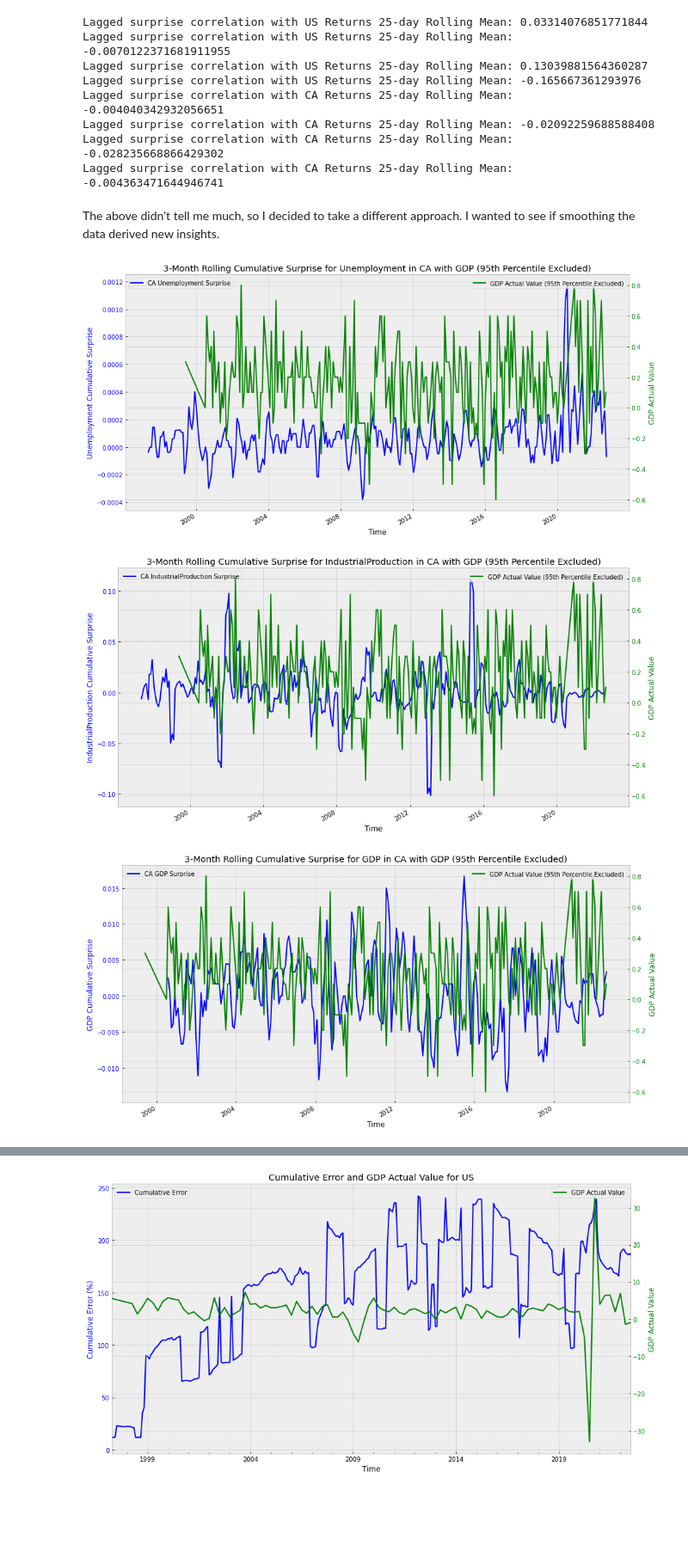
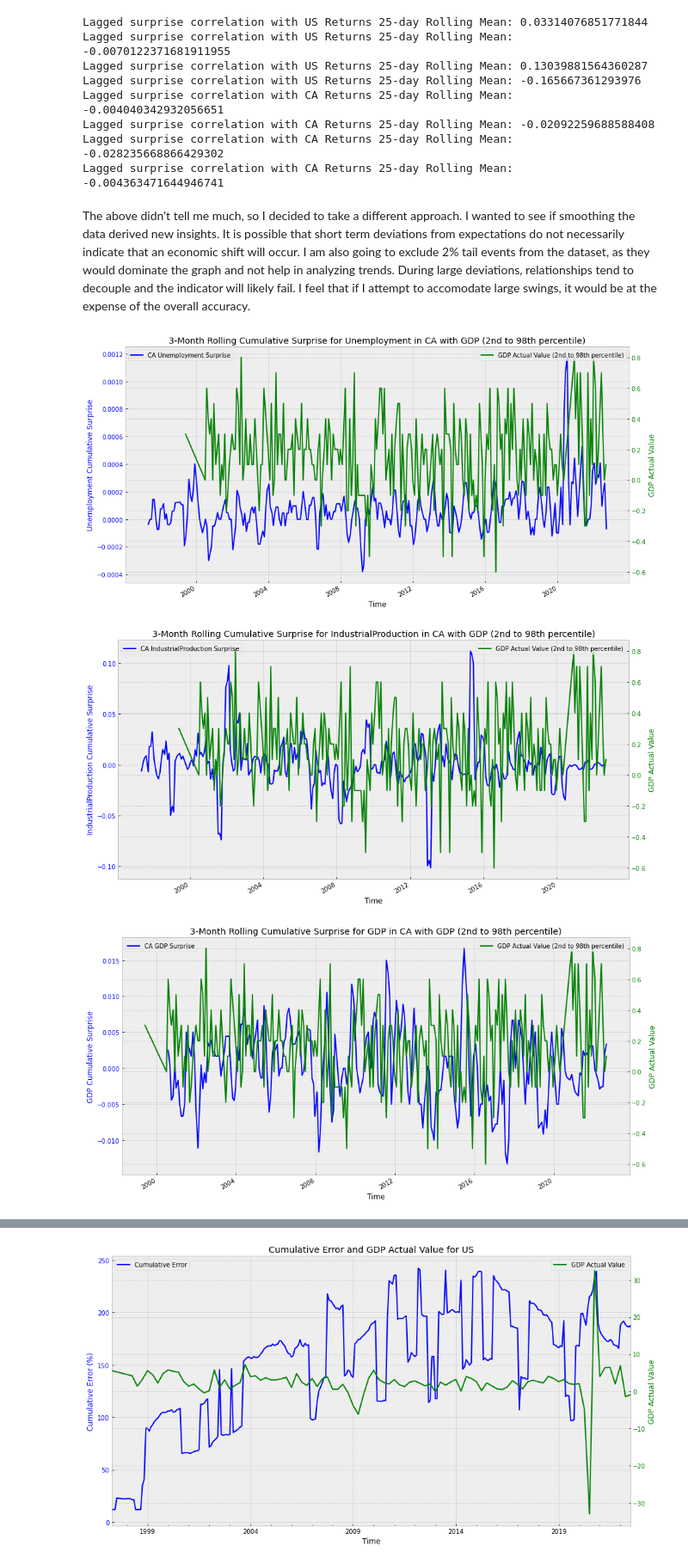
Before and after one commit to JohnErikss0n/TradingServer, a Jupyter notebook: Project 2/John Eriksson, OTPP Capital Markets Investment Analytics - Interview Project Notebook.ipynb, the cells around one changed output, grey strips where cells are left out. Shown at 86% size. Saved outputs shown, nothing was run; the diff lists cells and outputs as text; code cells hidden in the pictures; blank space fills up the shorter version.

```diff
--- a/Project 2/John Eriksson, OTPP Capital Markets Investment Analytics - Interview Project Notebook.ipynb
+++ b/Project 2/John Eriksson, OTPP Capital Markets Investment Analytics - Interview Project Notebook.ipynb
@@ -316,7 +316,7 @@ Lagged surprise correlation with CA Returns 25-day Rolling Mean: -0.020922596885
 Lagged surprise correlation with CA Returns 25-day Rolling Mean: -0.028235668866429302
 Lagged surprise correlation with CA Returns 25-day Rolling Mean: -0.004363471644946741
 # %% [markdown]
-The above didn't tell me much, so I decided to take a different approach. I wanted to see if smoothing the data derived new insights.
+The above didn't tell me much, so I decided to take a different approach. I wanted to see if smoothing the data derived new insights. It is possible that short term deviations from expectations do not necessarily indicate that an economic shift will occur. I am also going to exclude 2% tail events from the dataset, as they would dominate the graph and not help in analyzing trends. During large deviations, relationships tend to decouple and the indicator will likely fail. I feel that if I attempt to accomodate large swings, it would be at the expense of the overall accuracy.
 # %%
 
 def plot_surprise_rolling(economic_data, region, parameter, window):
@@ -327,35 +327,37 @@ def plot_surprise_rolling(economic_data, region, parameter, window):
     surprise = surprise.fillna(0).replace(np.inf, 0)
     surprise /= 100
 
     cumulative_surprise = surprise.rolling(window=window).mean()
     fig, ax1 = plt.subplots()
 
     cumulative_surprise.plot(ax=ax1, label=f"{region} {parameter} Surprise", color='blue')
     ax1.set_xlabel("Time")
     ax1.set_ylabel(f"{parameter} Cumulative Surprise", color='blue')
     ax1.tick_params(axis='y', labelcolor='blue')
     ax1.legend(loc='upper left')
 
     gdp_98th_percentile = economic_data[region]['GDP']["actual_value"].quantile(0.98)
     gdp_2nd_percentile = economic_data[region]['GDP']["actual_value"].quantile(0.02)
 
+
+    # Excluded as tail events were dominating the analysis.
     filtered_gdp_actual = economic_data[region]['GDP']["actual_value"][np.logical_and(
         economic_data[region]['GDP']["actual_value"] < gdp_98th_percentile,
         economic_data[region]['GDP']["actual_value"] > gdp_2nd_percentile)]
 
     # Create the second axis for the GDP actual value, excluding values above the 95th percentile
     ax2 = ax1.twinx()
-    filtered_gdp_actual.plot(ax=ax2, color='green', label='GDP Actual Value (95th Percentile Excluded)')
+    filtered_gdp_actual.plot(ax=ax2, color='green', label='GDP Actual Value (2nd to 98th percentile)')
     ax2.set_ylabel('GDP Actual Value', color='green')
     ax2.tick_params(axis='y', labelcolor='green')
     ax2.legend(loc='upper right')
 
-    plt.title(f"{window}-Month Rolling Cumulative Surprise for {parameter} in {region} with GDP (95th Percentile Excluded)")
+    plt.title(f"{window}-Month Rolling Cumulative Surprise for {parameter} in {region} with GDP (2nd to 98th percentile)")
     plt.show()
 
 for indicator in economic_data["US"]:
     plot_surprise_rolling(economic_data,country,indicator,3)
 # %% [output]
-[figure, old version]
+[figure, new version]
-[figure, old version]
+[figure, new version]
-[figure, old version]
+[figure, new version]
```
Also changed, not shown: parts of 8 cells of this notebook.
